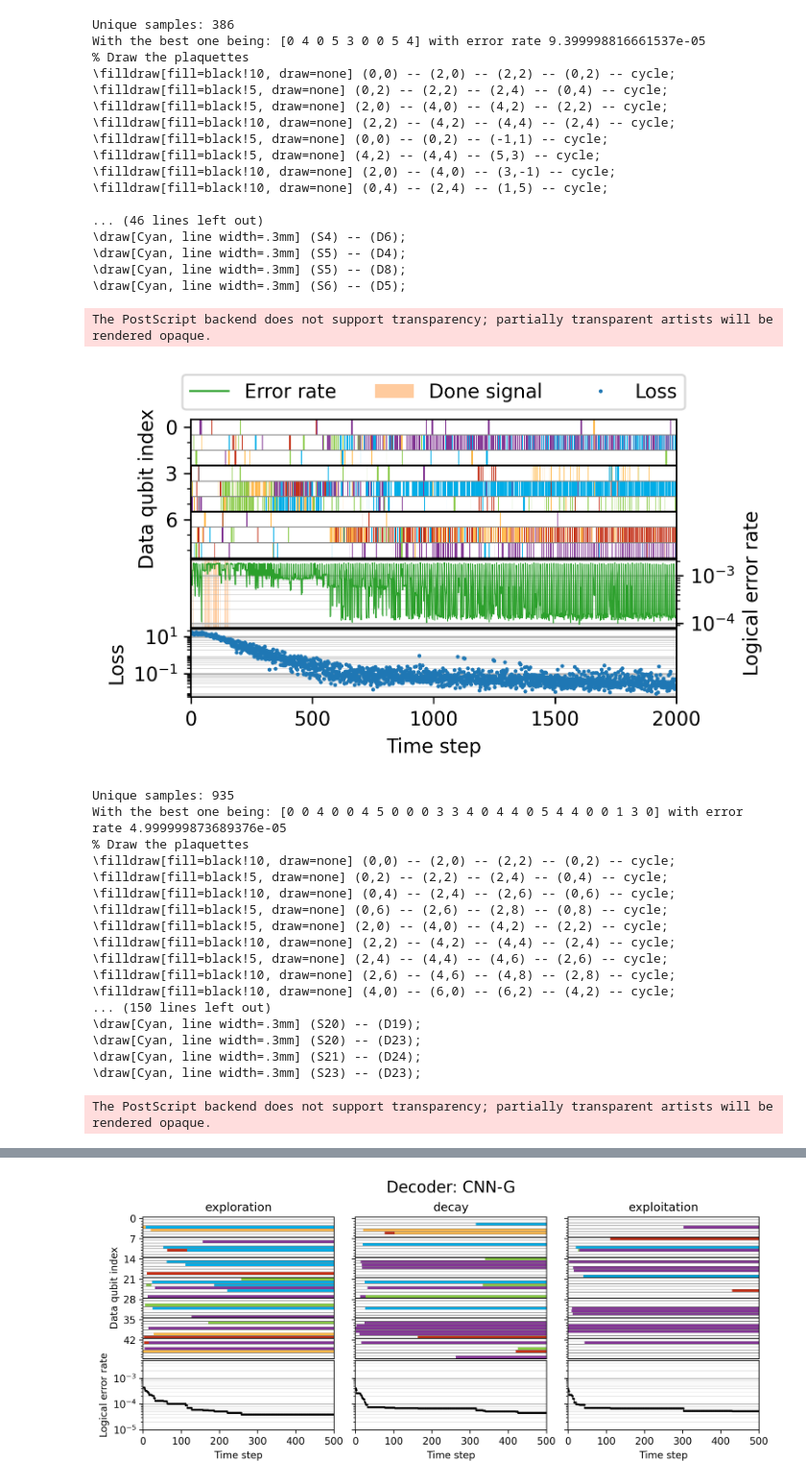
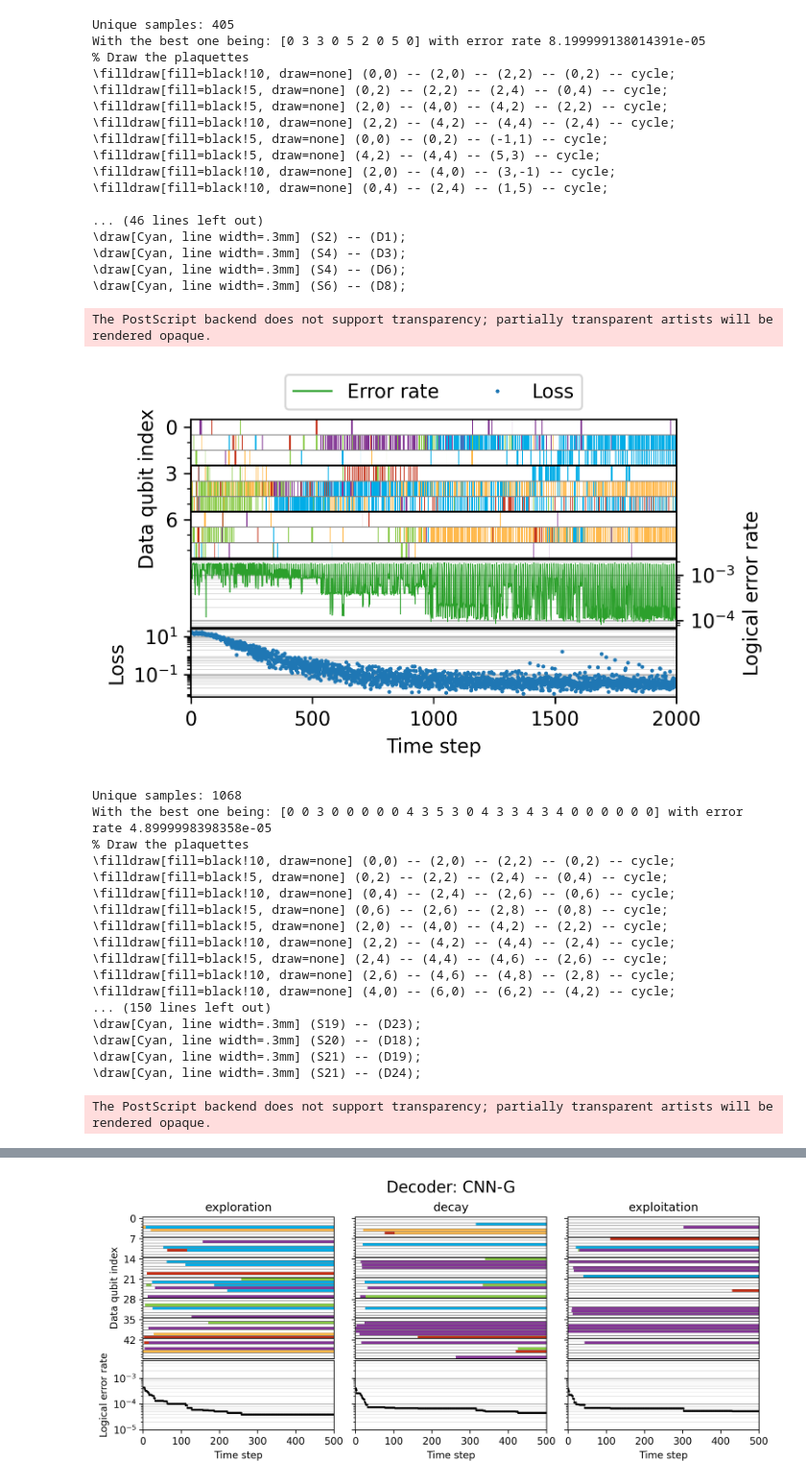
Before and after one commit to JuliusRye/QEC, a Jupyter notebook: Modules/fig_rl_results.ipynb, the cells around one changed output, grey strips where cells are left out. Shown at 96% size. Saved outputs shown, nothing was run; the diff lists cells and outputs as text; code cells hidden in the pictures.

Commit message:
Removed the done signal from the RL algoritmh as its current implementation did not make sense.

```diff
--- a/Modules/fig_rl_results.ipynb
+++ b/Modules/fig_rl_results.ipynb
@@ -79,14 +79,14 @@ for decoder_type, code_distance in zip(["PML", "CNN-G", "CNN-G", "CNN-G"], [3, 3
         ymin = 10 ** (log_mid - 0.5)
         ymax = 10 ** (log_mid + 0.5)
     # Remove minor tick labels but keep the minor ticks
-    ax2.fill_between(
-        range(error_rates.shape[0]),
-        ymin,
-        ymax,
-        color='C1', alpha=.4,
-        where=dones, lw=0,
-        label='Done signal',
-    )
+    # ax2.fill_between(
+    #     range(error_rates.shape[0]),
+    #     ymin,
+    #     ymax,
+    #     color='C1', alpha=.4,
+    #     where=dones, lw=0,
+    #     label='Done signal',
+    # )
     ax2.set_ylim(ymin, ymax)
     ax2.yaxis.tick_right()
     ax2.yaxis.set_label_position("right")
@@ -142,24 +142,24 @@ The PostScript backend does not support transparency; partially transparent arti
-Unique samples: 386
-With the best one being: [0 4 0 5 3 0 0 5 4] with error rate 9.399998816661537e-05
+Unique samples: 405
+With the best one being: [0 3 3 0 5 2 0 5 0] with error rate 8.199999138014391e-05
 % Draw the plaquettes
 \filldraw[fill=black!10, draw=none] (0,0) -- (2,0) -- (2,2) -- (0,2) -- cycle;
 \filldraw[fill=black!5, draw=none] (0,2) -- (2,2) -- (2,4) -- (0,4) -- cycle;
 \filldraw[fill=black!5, draw=none] (2,0) -- (4,0) -- (4,2) -- (2,2) -- cycle;
 \filldraw[fill=black!10, draw=none] (2,2) -- (4,2) -- (4,4) -- (2,4) -- cycle;
 \filldraw[fill=black!5, draw=none] (0,0) -- (0,2) -- (-1,1) -- cycle;
 \filldraw[fill=black!5, draw=none] (4,2) -- (4,4) -- (5,3) -- cycle;
 \filldraw[fill=black!10, draw=none] (2,0) -- (4,0) -- (3,-1) -- cycle;
 \filldraw[fill=black!10, draw=none] (0,4) -- (2,4) -- (1,5) -- cycle;
 
 ... (46 lines left out)
+\draw[Cyan, line width=.3mm] (S2) -- (D1);
+\draw[Cyan, line width=.3mm] (S4) -- (D3);
 \draw[Cyan, line width=.3mm] (S4) -- (D6);
-\draw[Cyan, line width=.3mm] (S5) -- (D4);
-\draw[Cyan, line width=.3mm] (S5) -- (D8);
-\draw[Cyan, line width=.3mm] (S6) -- (D5);
+\draw[Cyan, line width=.3mm] (S6) -- (D8);
 The PostScript backend does not support transparency; partially transparent artists will be rendered opaque.
-[figure, old version]
+[figure, new version]
-Unique samples: 935
-With the best one being: [0 0 4 0 0 4 5 0 0 0 3 3 4 0 4 4 0 5 4 4 0 0 1 3 0] with error rate 4.999999873689376e-05
+Unique samples: 1068
+With the best one being: [0 0 3 0 0 0 0 0 4 3 5 3 0 4 3 3 4 3 4 0 0 0 0 0 0] with error rate 4.8999998398358e-05
 % Draw the plaquettes
 \filldraw[fill=black!10, draw=none] (0,0) -- (2,0) -- (2,2) -- (0,2) -- cycle;
 \filldraw[fill=black!5, draw=none] (0,2) -- (2,2) -- (2,4) -- (0,4) -- cycle;
@@ -171,8 +171,8 @@ With the best one being: [0 0 4 0 0 4 5 0 0 0 3 3 4 0 4 4 0 5 4 4 0 0 1 3 0] wit
 \filldraw[fill=black!10, draw=none] (2,6) -- (4,6) -- (4,8) -- (2,8) -- cycle;
 \filldraw[fill=black!10, draw=none] (4,0) -- (6,0) -- (6,2) -- (4,2) -- cycle;
 ... (150 lines left out)
-\draw[Cyan, line width=.3mm] (S20) -- (D19);
-\draw[Cyan, line width=.3mm] (S20) -- (D23);
+\draw[Cyan, line width=.3mm] (S19) -- (D23);
+\draw[Cyan, line width=.3mm] (S20) -- (D18);
+\draw[Cyan, line width=.3mm] (S21) -- (D19);
 \draw[Cyan, line width=.3mm] (S21) -- (D24);
-\draw[Cyan, line width=.3mm] (S23) -- (D23);
 The PostScript backend does not support transparency; partially transparent artists will be rendered opaque.
```
Also changed, not shown: parts of 1 cell of this notebook, 19 other files.
